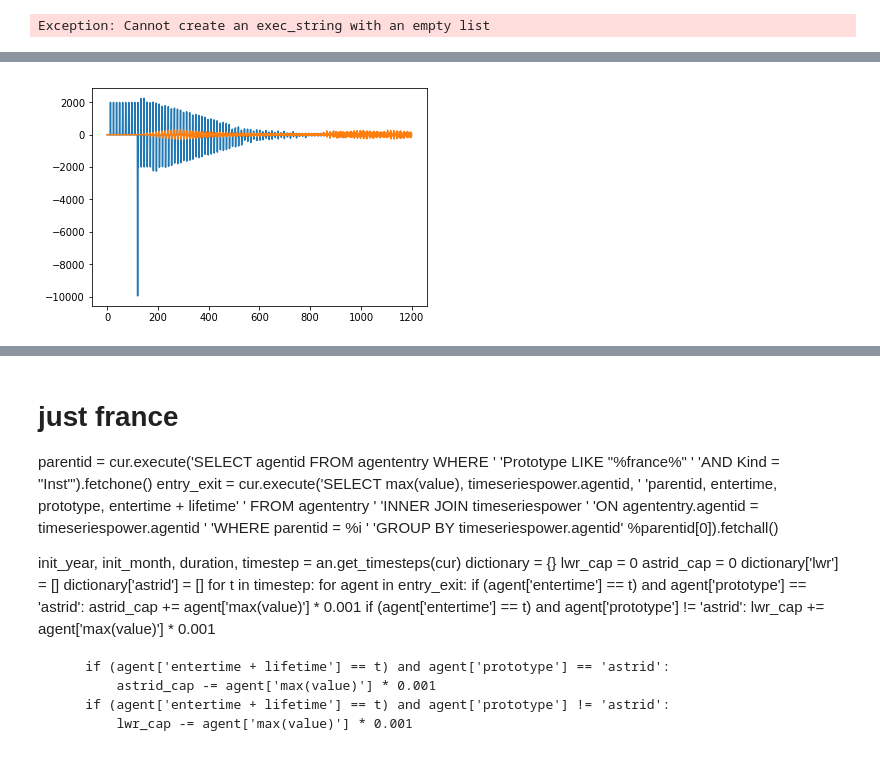
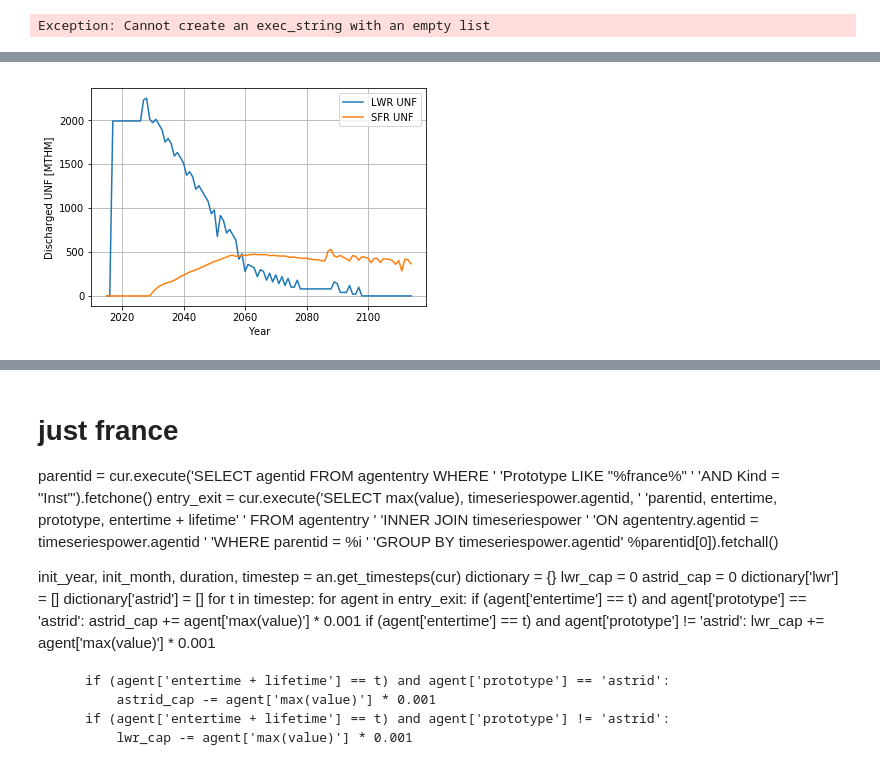
Before and after one commit to jbae11/verification_cyclus, a Jupyter notebook: notebook.ipynb, the cells around one changed output, grey strips where cells are left out. Drawn from its saved outputs; the diff is of its cells as text; code cells hidden in the pictures.

```diff
--- a/notebook.ipynb
+++ b/notebook.ipynb
@@ -142,34 +198,4 @@ plt.show()
-# %%
-# Inventory of discharged and cooled UNF waiting for reprocessing
-
-# for uox storage
-storage_agentid = an.get_prototype_id(cur, 'uox_unf_storage')
-# get influx
-storage_in = an.facility_commodity_flux(cur, storage_agentid,
-                                        ['uox_unf'], False, False)
-# get outflux
-storage_out = an.facility_commodity_flux(cur, storage_agentid,
-                                        ['cooled_uox_unf'], True, False)
-# inventory = influx - outflux
-storage_inv = np.array(storage_in['uox_unf']) - np.array(storage_out['cooled_uox_unf'])
-
-uox_storage_inv = np.copy(storage_inv)
-
-# for sfr storage
-storage_agentid = an.get_prototype_id(cur, 'sfr_unf_storage')
-# get influx
-storage_in = an.facility_commodity_flux(cur, storage_agentid,
-                                        ['sfr_unf'], False, False)
-# get outflux
-storage_out = an.facility_commodity_flux(cur, storage_agentid,
-                                        ['cooled_sfr_unf'], True, False)
-# inventory = influx - outflux
-storage_inv = np.array(storage_in['sfr_unf']) - np.array(storage_out['cooled_sfr_unf'])
-
-sfr_storage_inv = np.copy(storage_inv)
-
-plt.plot(timestep, uox_storage_inv)
-plt.plot(timestep, sfr_storage_inv)
-plt.show()
-# %% [output]
-[figure, removed]
+# %%
+Image('fuel_discharge.png')
+# %% [output]
+[figure, added]
```
Also changed, not shown: parts of 11 cells of this notebook, 1 other file.
